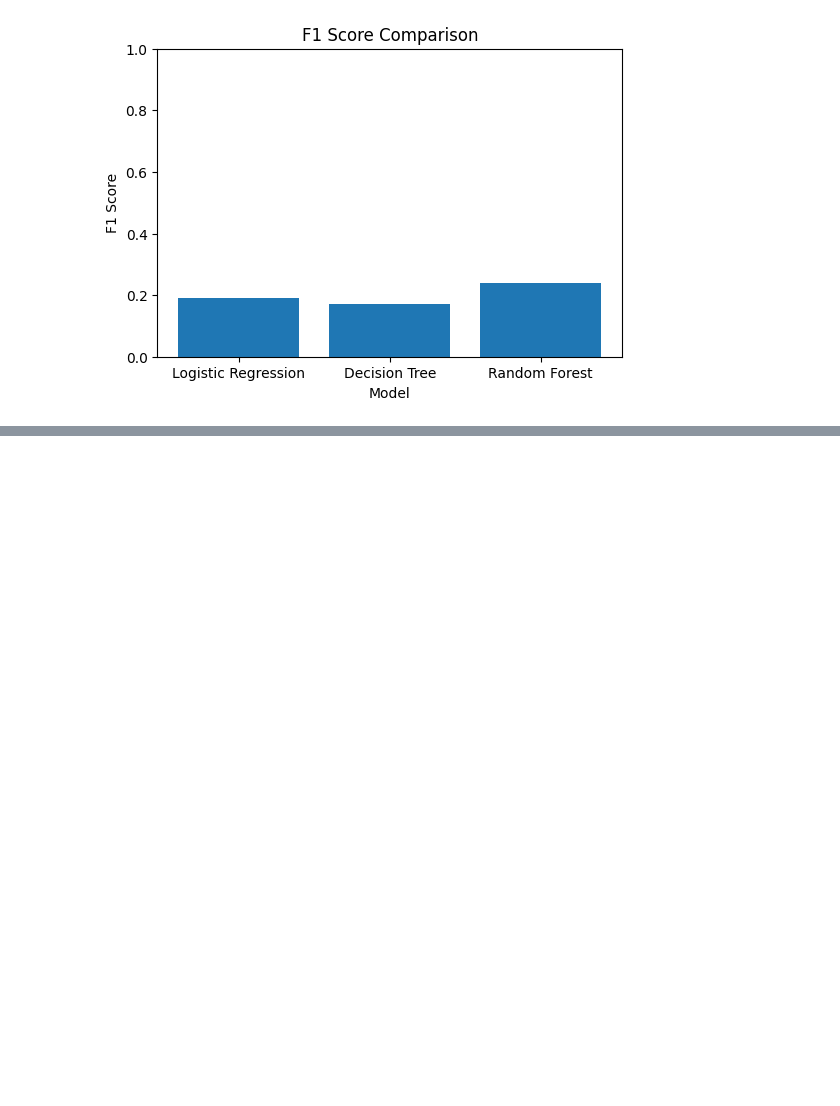
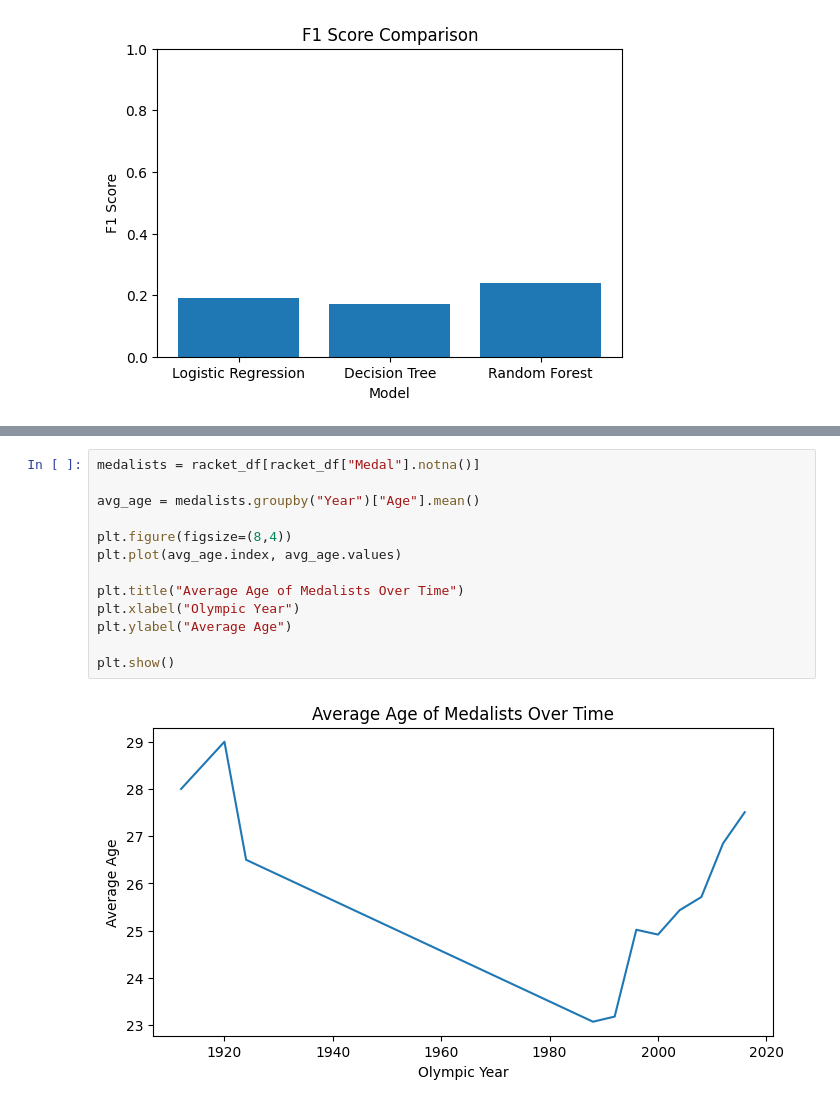
Before and after one commit to vp0716/Olympics, a Jupyter notebook: Olympics.ipynb, the cells around one changed output, grey strips where cells are left out. Saved outputs shown, nothing was run; the diff lists cells and outputs as text; blank space fills up the shorter version.

```diff
--- a/Olympics.ipynb
+++ b/Olympics.ipynb
@@ -395,0 +422,15 @@ plt.show()
+# %%
+medalists = racket_df[racket_df["Medal"].notna()]
+
+avg_age = medalists.groupby("Year")["Age"].mean()
+
+plt.figure(figsize=(8,4))
+plt.plot(avg_age.index, avg_age.values)
+
+plt.title("Average Age of Medalists Over Time")
+plt.xlabel("Olympic Year")
+plt.ylabel("Average Age")
+
+plt.show()
+# %% [output]
+[figure, added]
```
Also changed, not shown: parts of 2 cells of this notebook.
